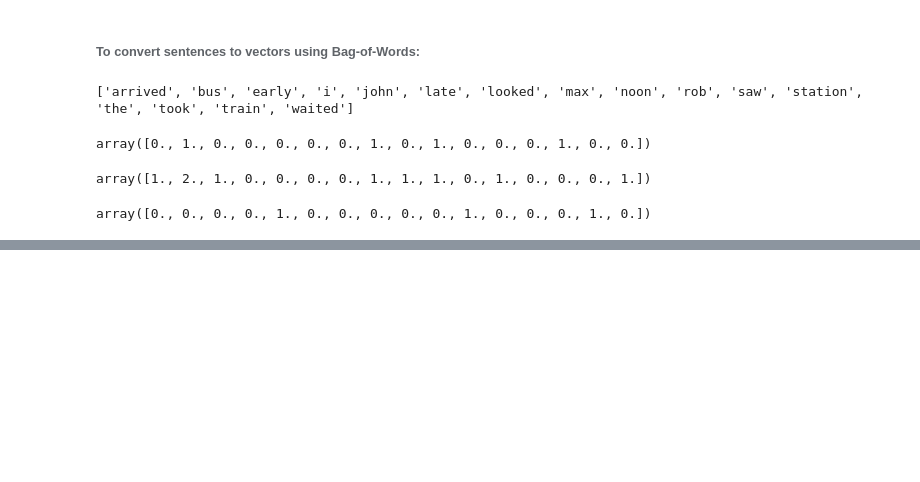
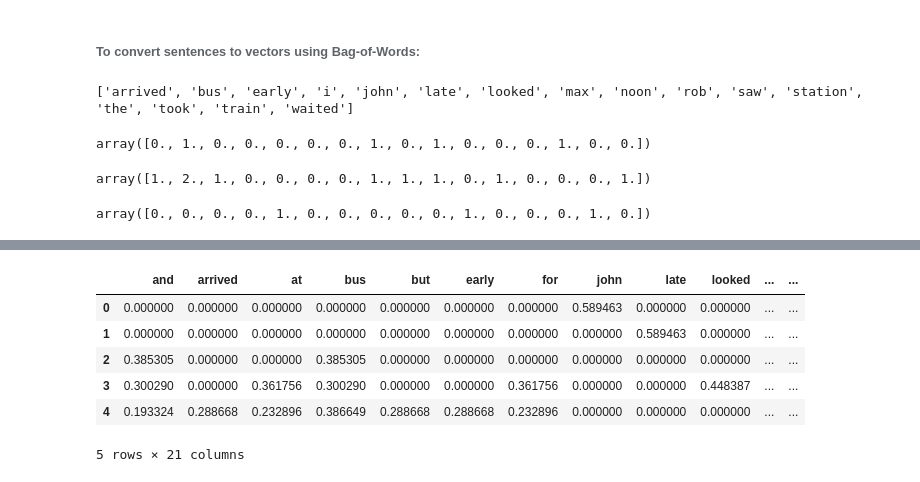
Before and after one commit to pappumahato/Natural-Language-Processing, a Jupyter notebook: nlp_basics.ipynb, the cells around one changed output, grey strips where cells are left out. Drawn from its saved outputs; the diff is of its cells as text; code cells hidden in the pictures; blank space fills up the shorter version.

Commit message:
added tfidf

```diff
--- a/nlp_basics.ipynb
+++ b/nlp_basics.ipynb
@@ -951,0 +1033,17 @@ array([0., 0., 0., 0., 1., 0., 0., 0., 0., 0., 1., 0., 0., 0., 1., 0.])
+# %%
+# To import the required libraries and create a text corpus
+import pandas as pd
+from sklearn.feature_extraction.text import TfidfVectorizer
+import numpy as np
+
+corpus = ["John saw the train",
+          "The train was late",
+          "Max and Rob took the bus",
+          "I looked for Max and Rob at the bus station",
+          "Max and Rob arrived at the bus station early but waited until noon for the bus"]
+
+# To initialize TfidfVectorizer and print tf-idf matrix
+vectorizer = TfidfVectorizer(use_idf=True)
+
+vectorizer_vector = vectorizer.fit_transform(corpus)
+vectorizer_vector.toarray()
@@ -951,0 +1068,4 @@ array([0., 0., 0., 0., 1., 0., 0., 0., 0., 0., 1., 0., 0., 0., 1., 0.])
+# %%
+#To print the feature names
+feature_names = vectorizer.get_feature_names()
+feature_names
@@ -951,0 +1090,12 @@ array([0., 0., 0., 0., 1., 0., 0., 0., 0., 0., 1., 0., 0., 0., 1., 0.])
+# %%
+#To print tf-idf matrix as a data frame
+df = pd.DataFrame(vectorizer_vector.toarray(), columns=feature_names)
+df
+# %% [output]
+|  | and | arrived | at | bus | but | early | for | john | late | looked | ... | ... |
+| 0 | 0.000000 | 0.000000 | 0.000000 | 0.000000 | 0.000000 | 0.000000 | 0.000000 | 0.589463 | 0.000000 | 0.000000 | ... | ... |
+| 1 | 0.000000 | 0.000000 | 0.000000 | 0.000000 | 0.000000 | 0.000000 | 0.000000 | 0.000000 | 0.589463 | 0.000000 | ... | ... |
+| 2 | 0.385305 | 0.000000 | 0.000000 | 0.385305 | 0.000000 | 0.000000 | 0.000000 | 0.000000 | 0.000000 | 0.000000 | ... | ... |
+| 3 | 0.300290 | 0.000000 | 0.361756 | 0.300290 | 0.000000 | 0.000000 | 0.361756 | 0.000000 | 0.000000 | 0.448387 | ... | ... |
+| 4 | 0.193324 | 0.288668 | 0.232896 | 0.386649 | 0.288668 | 0.288668 | 0.232896 | 0.000000 | 0.000000 | 0.000000 | ... | ... |
+5 rows × 21 columns
```
Also changed, not shown: parts of 11 cells of this notebook.
